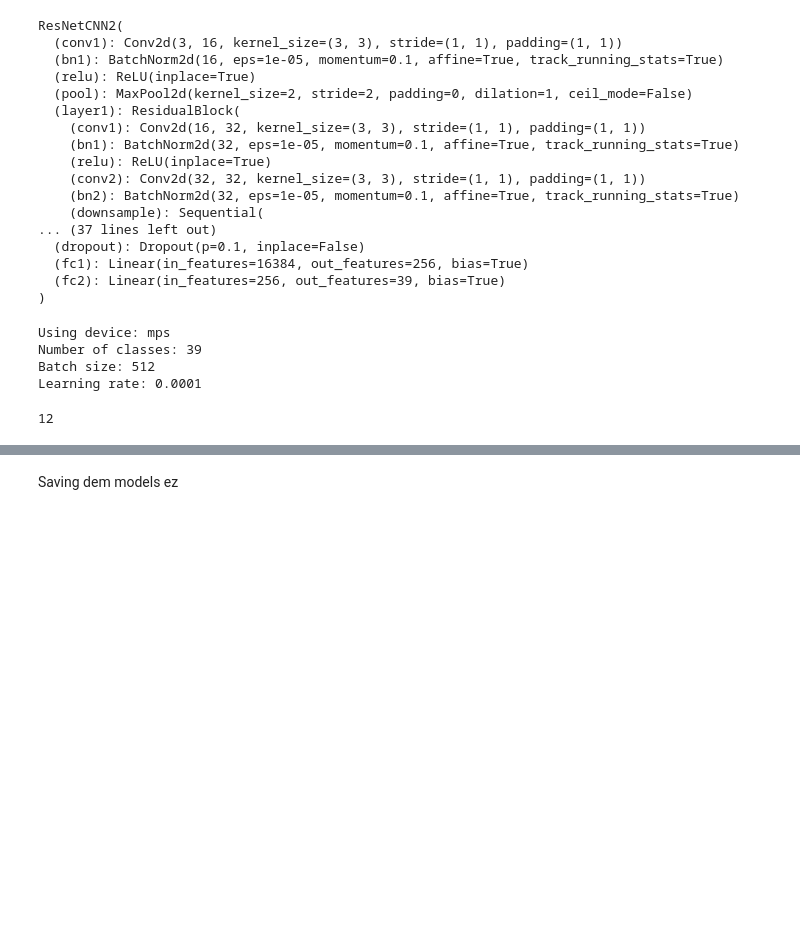
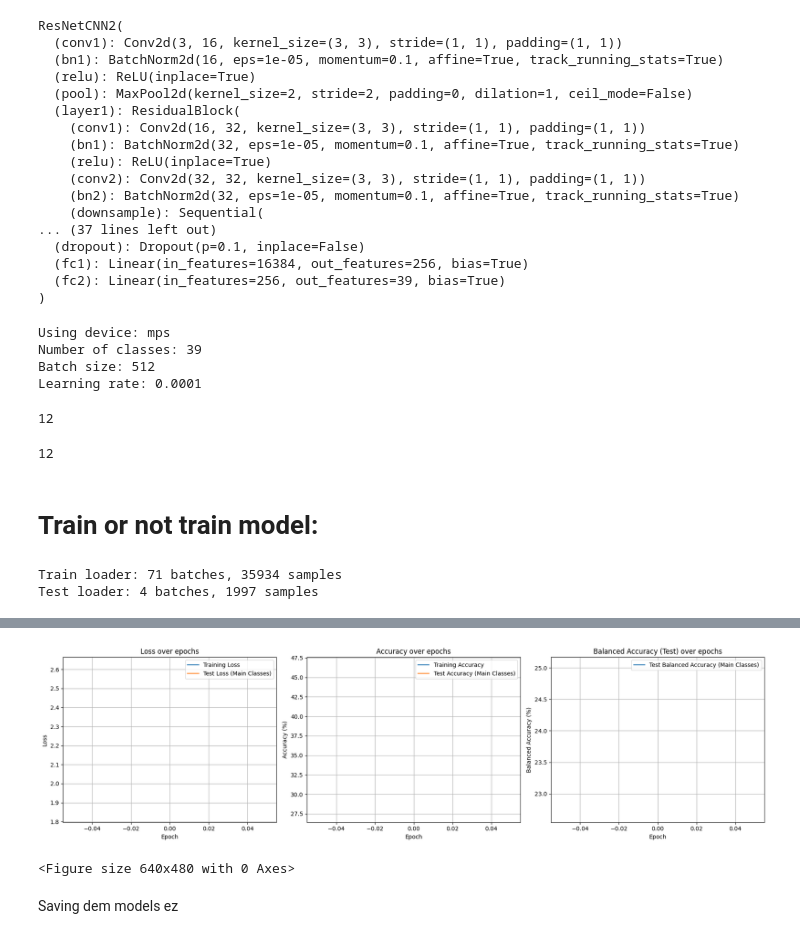
Before and after one commit to Aniket-Mishra/2AMM15_Deep_Learning, a Jupyter notebook: Assighment_1/ass1_skeleton.ipynb, the cells around one changed output, grey strips where cells are left out. Saved outputs shown, nothing was run; the diff lists cells and outputs as text; code cells hidden in the pictures; blank space fills up the shorter version.

```diff
--- a/Assighment_1/ass1_skeleton.ipynb
+++ b/Assighment_1/ass1_skeleton.ipynb
@@ -445,3 +441,9 @@ cpu_count = os.cpu_count()
 cpu_count
 # %% [output]
 12
+# %%
+cpu_count
+# %% [output]
+12
+# %% [markdown]
+# Train or not train model:
@@ -448,28 +452,32 @@ cpu_count
+# %%
+train_loader = DataLoader(
+	dataset=train_dataset,
+	batch_size=batch_size,
+	shuffle=True,
+	num_workers=cpu_count-2,
+	pin_memory=True if device in ["cuda", "mps"] else False
+)
+
+test_loader = DataLoader(
+	dataset=main_test_dataset,
+	batch_size=batch_size,
+	shuffle=False,
+	num_workers=cpu_count-1,
+	pin_memory=True if device == ["cuda", "mps"] else False
+)
+
+print(f"Train loader: {len(train_loader)} batches, {len(train_loader.dataset)} samples")
+print(f"Test loader: {len(test_loader)} batches, {len(test_loader.dataset)} samples")
+# %% [output]
+Train loader: 71 batches, 35934 samples
+Test loader: 4 batches, 1997 samples
 # %%
 
 if 'train_dataset' not in locals() or 'main_test_dataset' not in locals():
 	print("Please ensure train_dataset and main_test_dataset are defined.")
+elif train_model == False:
+    print("Not training the model.")
 else:
-	train_loader = DataLoader(
-		dataset=train_dataset,
-		batch_size=batch_size,
-		shuffle=True,
-		num_workers=cpu_count-1,
-		pin_memory=True if device in ["cuda", "mps"] else False
-	)
-
-	test_loader = DataLoader(
-		dataset=main_test_dataset,
-		batch_size=batch_size,
-		shuffle=False,
-		num_workers=cpu_count-1,
-		pin_memory=True if device == ["cuda", "mps"] else False
-	)
-
-	print(f"Train loader: {len(train_loader)} batches, {len(train_loader.dataset)} samples")
-	print(f"Test loader: {len(test_loader)} batches, {len(test_loader.dataset)} samples")
-
-
 	train_losses = []
 	test_losses = []
 	train_accuracies = []
@@ -478,7 +486,8 @@ else:
 
 	print("\nStarting training...")
 	for epoch in range(num_epochs):
-		model.train()  # Set model to training mode
+		print(epoch)
+		model.train()
 		running_loss = 0.0
 		correct_train = 0
 		total_train = 0
@@ -488,18 +497,15 @@ else:
 			images = images.to(device)
 			labels = labels.to(device)
 
-			# Forward pass
 			outputs = model(images)
 			loss = criterion(outputs, labels)
 
-			# Backward and optimize
 			optimizer.zero_grad()
 			loss.backward()
 			optimizer.step()
 
 			running_loss += loss.item() * images.size(0) # loss.item() is avg loss for batch
 
-			# Training accuracy for the batch
 			_, predicted = torch.max(outputs.data, 1)
 			total_train += labels.size(0)
 			correct_train += (predicted == labels).sum().item()
@@ -513,8 +519,8 @@ else:
 		train_losses.append(epoch_loss)
 		train_accuracies.append(epoch_acc)
 
-		# if 'scheduler' in locals():
-		#     scheduler.step()
+		if 'scheduler' in locals():
+			scheduler.step()
 
 		model.eval()
 		correct_test = 0
@@ -523,7 +529,7 @@ else:
 		all_test_preds = []
 		all_test_labels = []
 
-		with torch.no_grad(): # Disable gradient calculations for evaluation
+		with torch.no_grad():
 			for images, labels in test_loader:
 				images = images.to(device)
 				labels = labels.to(device)
@@ -592,12 +598,6 @@ else:
 	os.makedirs("outputs/images", exist_ok=True)
 	timestamp = datetime.now().strftime("%Y%m%d_%H%M")
 
-	# Save training plots as image
 	plot_save_path = f"outputs/images/training_curves_{timestamp}.png"
 	plt.savefig(plot_save_path)
-
-	torch.save(model.state_dict(), f"outputs/models/resnetcnn2_task1_{timestamp}.pth")
-	# model_save_path = "fashion_resnet_cnn2_task1_final.pth"
-	# torch.save(model.state_dict(), model_save_path)
-	# print(f"Model saved to {model_save_path}")
 # %% [output]
@@ -619,2 +615,4 @@ Epoch [2/60], Step [68/71], Batch Loss: 1.7073
+[figure, added]
+<Figure size 640x480 with 0 Axes>
 # %% [markdown]
 Saving dem models ez
```
Also changed, not shown: parts of 27 cells of this notebook, 1 other file.
